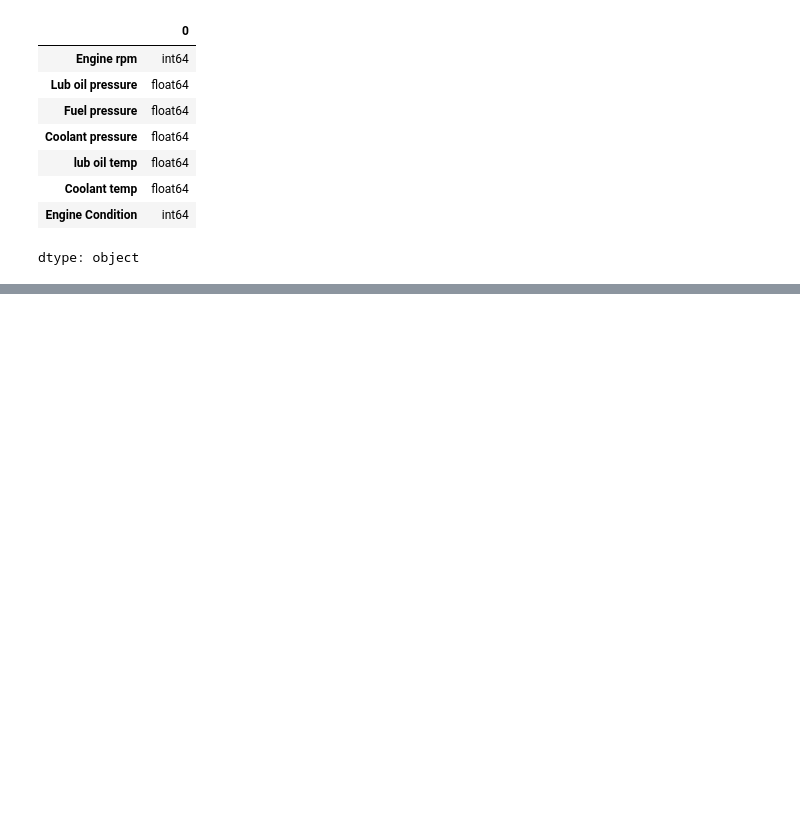
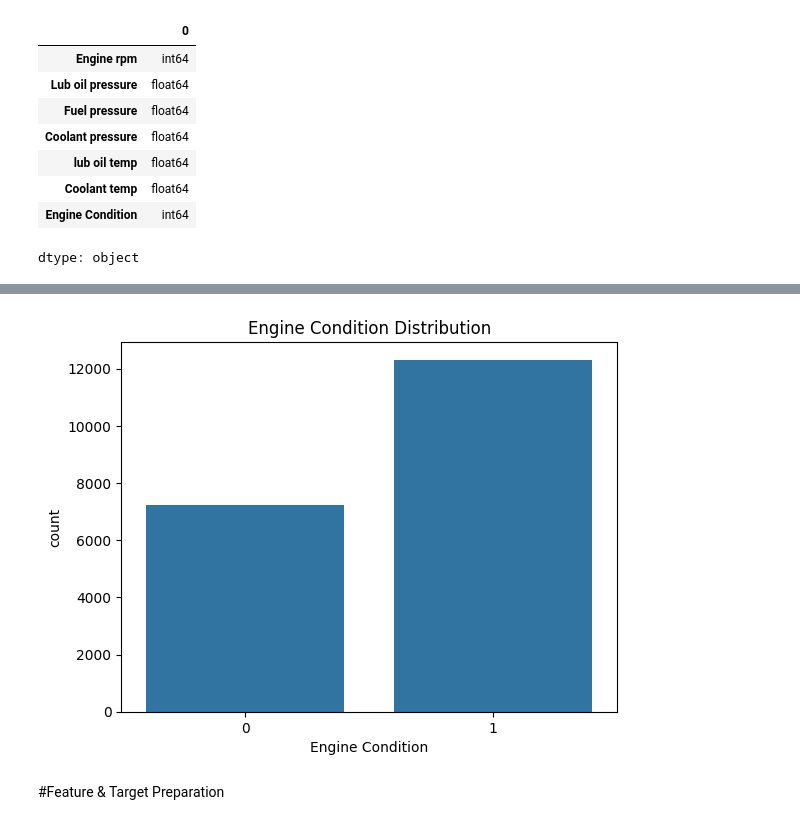
Before and after one commit to Prajkta11222/Smart-Vehical-Health-Intelligence-and-Predictive-Maintenance-Recommendation-System, a Jupyter notebook: Vehicle_Health_Model_ipynb.ipynb, the cells around one changed output, grey strips where cells are left out. Cells and saved outputs as stored; diff of their text form; code cells hidden in the pictures; blank space fills up the shorter version.

```diff
--- a/Vehicle_Health_Model_ipynb.ipynb
+++ b/Vehicle_Health_Model_ipynb.ipynb
@@ -83,0 +193,9 @@ dtype: object
+# %%
+# Visualize the distribution of the target variable
+sns.countplot(x="Engine Condition", data=df)
+plt.title("Engine Condition Distribution")
+plt.show()
+# %% [output]
+[figure, added]
+# %% [markdown]
+#Feature & Target Preparation
```
Also changed, not shown: parts of 46 cells of this notebook.
